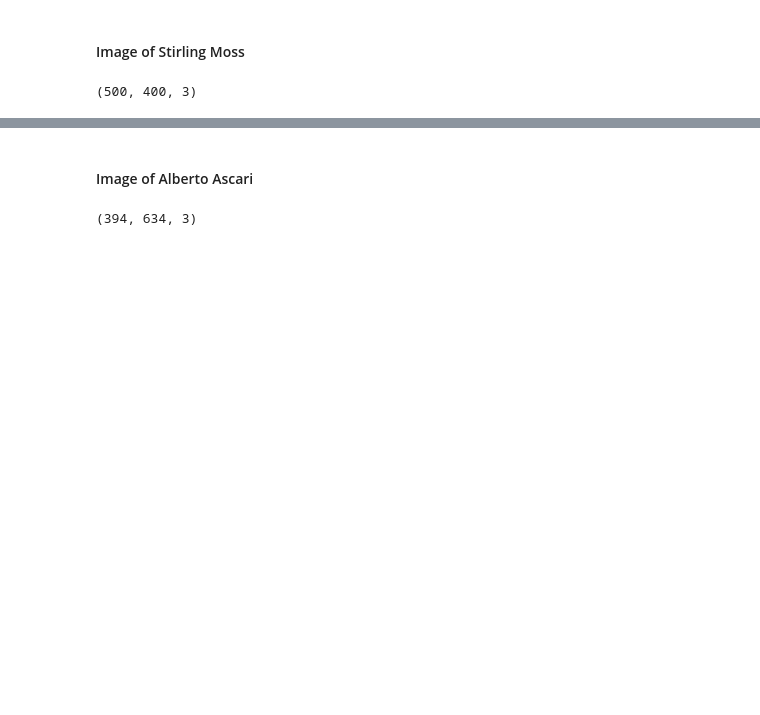
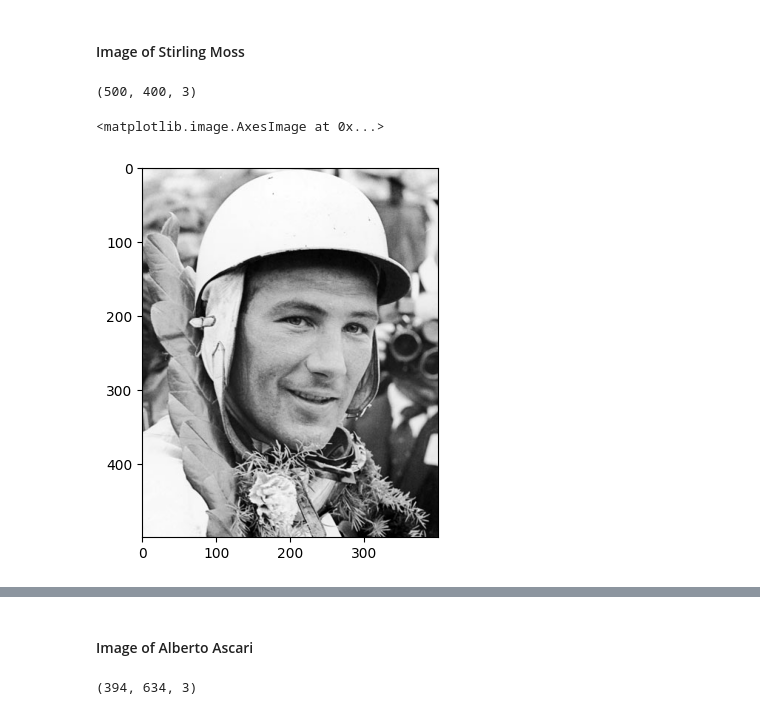
Before and after one commit to Nimira43/Computer-Vision, a Jupyter notebook: 02_Grayscale_Spectrum_II.ipynb, the cells around one changed output, grey strips where cells are left out. Drawn from its saved outputs; the diff is of its cells as text; code cells hidden in the pictures; blank space fills up the shorter version.

```diff
--- a/02_Grayscale_Spectrum_II.ipynb
+++ b/02_Grayscale_Spectrum_II.ipynb
@@ -57,3 +122,8 @@ moss = plt.imread(r'/content/drive/MyDrive/Colab Notebooks/Computer-Vision/moss.
 moss.shape
 # %% [output]
 (500, 400, 3)
+# %%
+plt.imshow(moss, cmap='gray')
+# %% [output]
+<matplotlib.image.AxesImage at 0x...>
+[figure, added]
```
Also changed, not shown: parts of 11 cells of this notebook.
